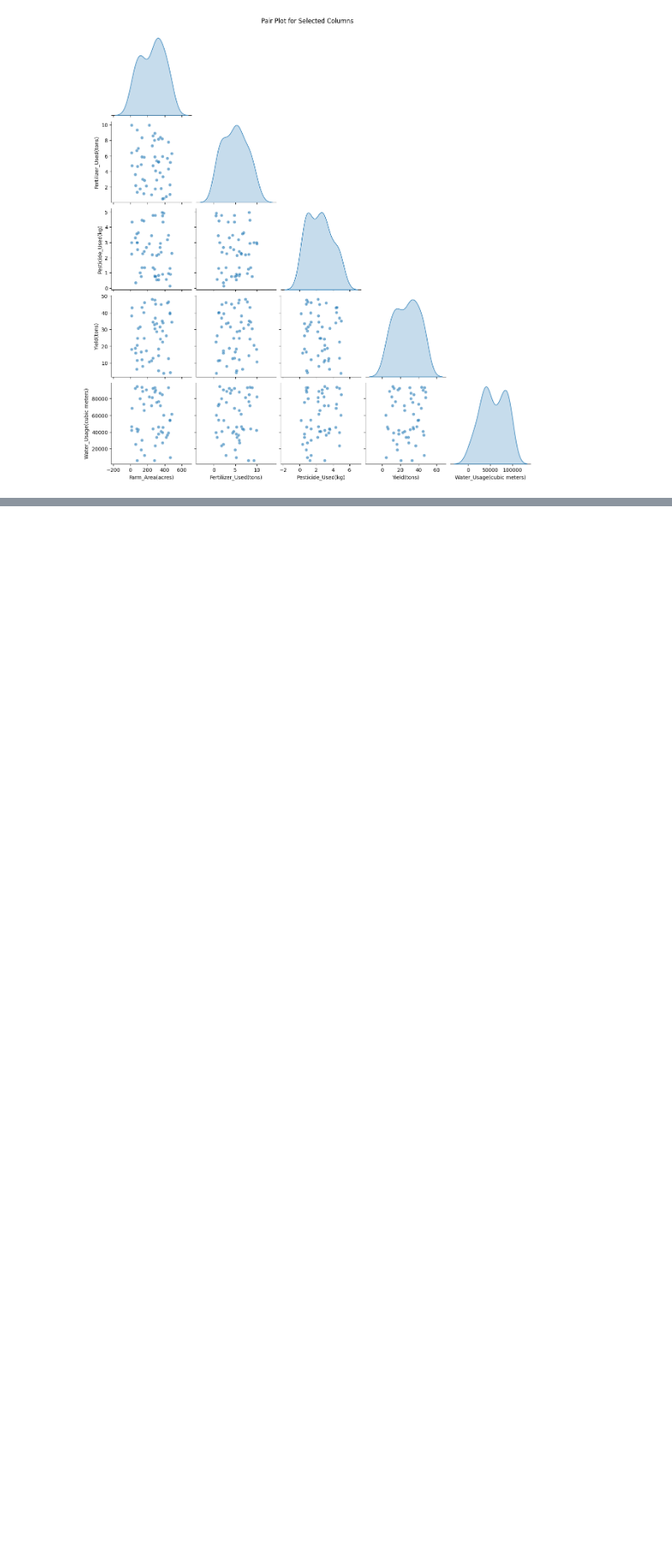
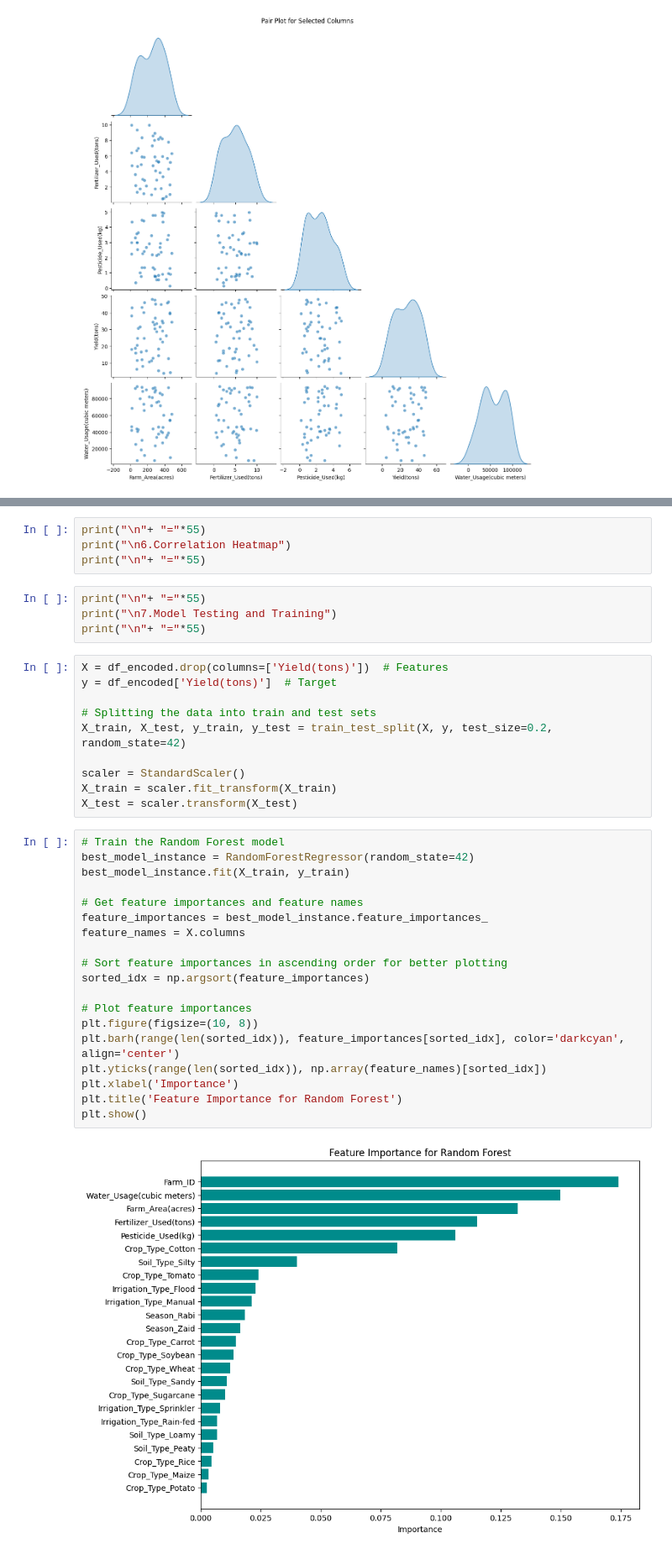
Before and after one commit to victor-busami/revolutionizing-agriculture-webapp, a Jupyter notebook: agric_analysis_training.ipynb, the cells around one changed output, grey strips where cells are left out. Shown at 84% size. Saved outputs shown, nothing was run; the diff lists cells and outputs as text; blank space fills up the shorter version.

Commit message:
model-training-evaluation

```diff
--- a/agric_analysis_training.ipynb
+++ b/agric_analysis_training.ipynb
@@ -898,0 +827,39 @@ df_encoded.head()
+# %%
+print("\n"+ "="*55)
+print("\n6.Correlation Heatmap")
+print("\n"+ "="*55)
+# %%
+print("\n"+ "="*55)
+print("\n7.Model Testing and Training")
+print("\n"+ "="*55)
+# %%
+X = df_encoded.drop(columns=['Yield(tons)'])  # Features
+y = df_encoded['Yield(tons)']  # Target
+
+# Splitting the data into train and test sets
+X_train, X_test, y_train, y_test = train_test_split(X, y, test_size=0.2, random_state=42)
+
+scaler = StandardScaler()
+X_train = scaler.fit_transform(X_train)
+X_test = scaler.transform(X_test)
+# %%
+# Train the Random Forest model
+best_model_instance = RandomForestRegressor(random_state=42)
+best_model_instance.fit(X_train, y_train)
+
+# Get feature importances and feature names
+feature_importances = best_model_instance.feature_importances_
+feature_names = X.columns
+
+# Sort feature importances in ascending order for better plotting
+sorted_idx = np.argsort(feature_importances)
+
+# Plot feature importances
+plt.figure(figsize=(10, 8))
+plt.barh(range(len(sorted_idx)), feature_importances[sorted_idx], color='darkcyan', align='center')
+plt.yticks(range(len(sorted_idx)), np.array(feature_names)[sorted_idx])
+plt.xlabel('Importance')
+plt.title('Feature Importance for Random Forest')
+plt.show()
+# %% [output]
+[figure, added]
```
Also changed, not shown: parts of 7 cells of this notebook.
